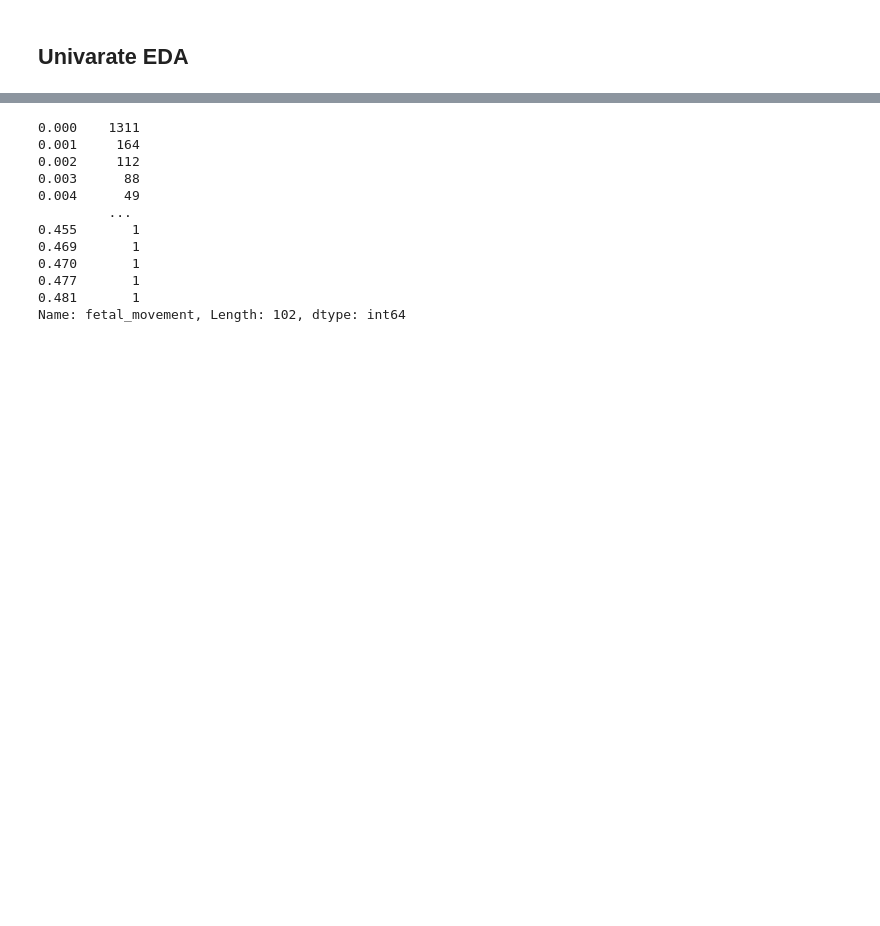
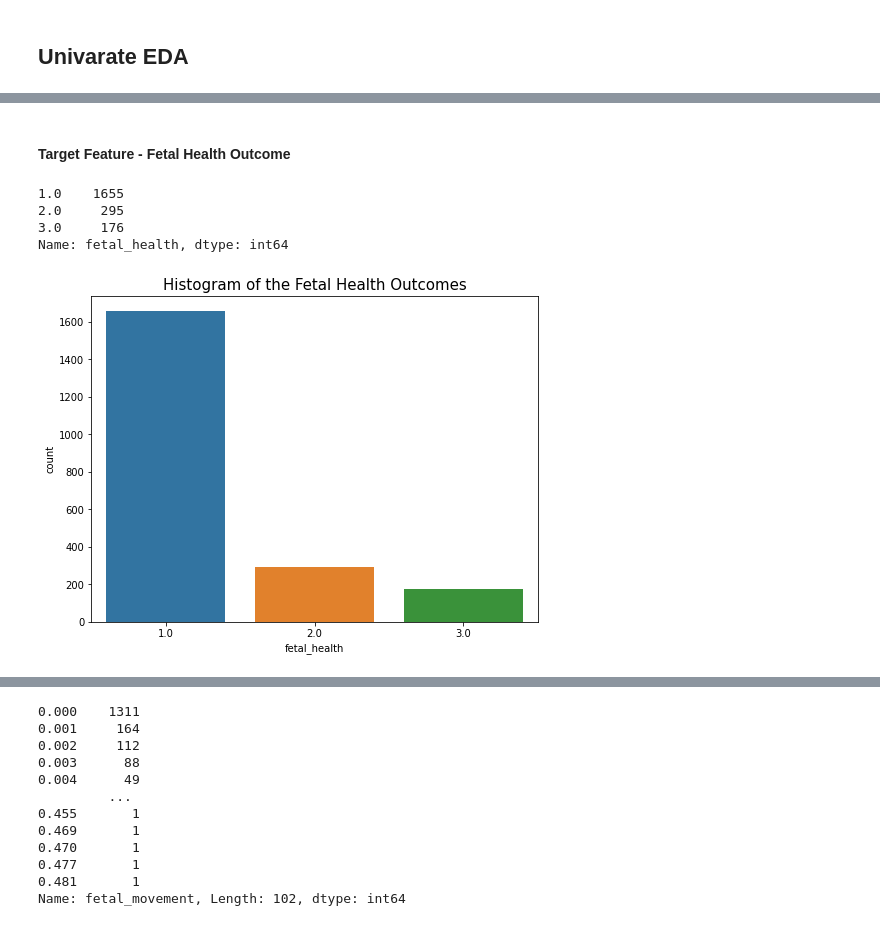
Before and after one commit to halepino/FetalHealth_PredictiveAnalytics, a Jupyter notebook: FetalHealth_FigueroaSchwartzwald.ipynb, the cells around one changed output, grey strips where cells are left out. Drawn from its saved outputs; the diff is of its cells as text; code cells hidden in the pictures; blank space fills up the shorter version.

```diff
--- a/FetalHealth_FigueroaSchwartzwald.ipynb
+++ b/FetalHealth_FigueroaSchwartzwald.ipynb
@@ -144,3 +149,19 @@ fetal_health.describe().transpose()
 | histogram_variance | 2126.0 | 18.808090 | 28.977636 | 0.0 | 2.000 | 7.000 | 24.000 | 269.000 |
 | histogram_tendency | 2126.0 | 0.320320 | 0.610829 | -1.0 | 0.000 | 0.000 | 1.000 | 1.000 |
 | fetal_health | 2126.0 | 1.304327 | 0.614377 | 1.0 | 1.000 | 1.000 | 1.000 | 3.000 |
+# %% [markdown]
+#### Target Feature - Fetal Health Outcome
+# %%
+fetal_health['fetal_health'].value_counts()
+# %% [output]
+1.0    1655
+2.0     295
+3.0     176
+Name: fetal_health, dtype: int64
+# %%
+plt.figure(figsize = (8,6))
+sns.countplot(data = fetal_health, x = 'fetal_health')
+plt.title("Histogram of the Fetal Health Outcomes", fontsize = 15)
+plt.show()
+# %% [output]
+[figure, added]
```
Also changed, not shown: parts of 56 cells of this notebook.
